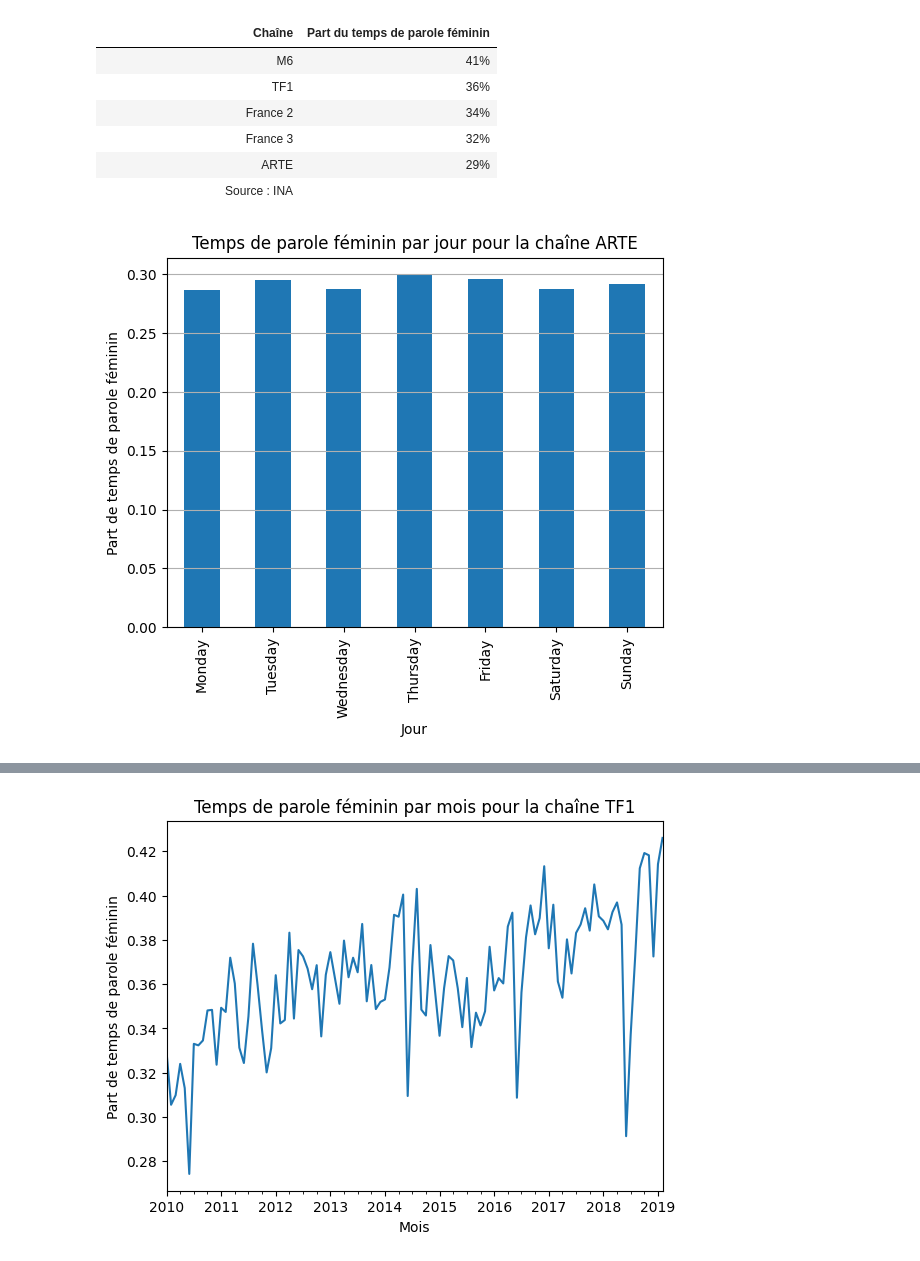
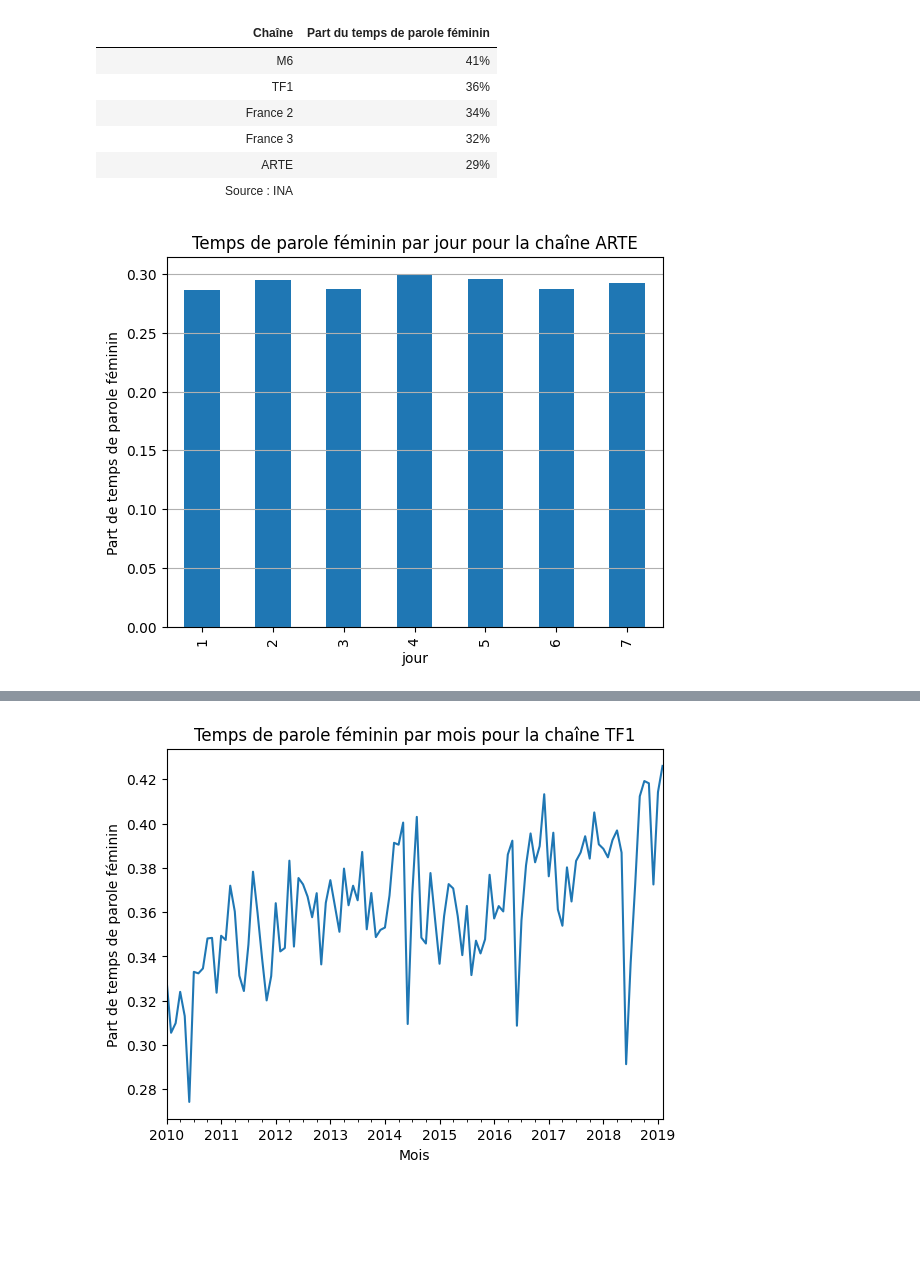
Before and after one commit to Gstrems/Projet_python_2A, a Jupyter notebook: stat_explo_parite.ipynb, the cells around one changed output, grey strips where cells are left out. Saved outputs shown, nothing was run; the diff lists cells and outputs as text; code cells hidden in the pictures; blank space fills up the shorter version.

Commit message:
factorisation de la stat explo de la parite

```diff
--- a/stat_explo_parite.ipynb
+++ b/stat_explo_parite.ipynb
@@ -60,14 +60,13 @@ parite_chaine = parite_chaine.sort_values(by='proportion_female', ascending=Fals
 | ARTE | 29% |
 | Source : INA |  |
 # %%
-# Calcul du temps de parole masculin et fémnin par chaine et jour de la semaine
+def parite_var_chaine(variable: str):
+    parite_variable_chaine = parite.groupby(['channel_code', variable]).agg(
+        channel_name = ('channel_name', 'first'),
+        female_duration = ('female_duration', 'sum'),
+        male_duration = ('male_duration', 'sum')
+    ).reset_index()
 
+    parite_variable_chaine['proportion_female'] = parite_variable_chaine['female_duration'] / (parite_variable_chaine['female_duration'] + parite_variable_chaine['male_duration'])
 
-parite_jour_chaine = parite.groupby(['channel_code', 'week_day_number']).agg(
-    week_day = ('week_day', 'first'),
-    channel_name = ('channel_name', 'first'),
-    female_duration = ('female_duration', 'sum'),
-    male_duration = ('male_duration', 'sum')
-).reset_index()
-
-parite_jour_chaine['proportion_female'] = parite_jour_chaine['female_duration'] / (parite_jour_chaine['female_duration'] + parite_jour_chaine['male_duration'])
+    return parite_variable_chaine
@@ -92,9 +73,26 @@ def diagramme_temps_parole_jour(code_chaine):
+# %%
+def diagramme_temps_parole_var(variable: str, code_chaine: str, label: str):
+    parite_variable_chaine = parite_var_chaine(variable=variable)
+    parite_variable = parite_variable_chaine[
+        parite_variable_chaine['channel_code'] == code_chaine
+    ].reset_index()
+    diag = parite_variable.sort_values(by=variable).plot.bar(
+        x = variable,
+        y = 'proportion_female',
+        title = "Temps de parole féminin par " + label + " pour la chaîne " + parite_variable['channel_name'][0],
+        legend=False,
+        xlabel=label,
+        ylabel="Part de temps de parole féminin",
+        grid=True
+    )
+
+    diag.xaxis.grid(False)
 # %%
 # Pour Arte : pas de différence entre les jours
 
-diagramme_temps_parole_jour('ART')
+diagramme_temps_parole_var(variable='week_day_number', code_chaine='ART', label='jour')
 # %% [output]
-[figure, old version]
+[figure, new version]
 # %%
 # Pour France 2 : décrochage de la part de parole féminine le week-end
 
```
Also changed, not shown: parts of 9 cells of this notebook.
